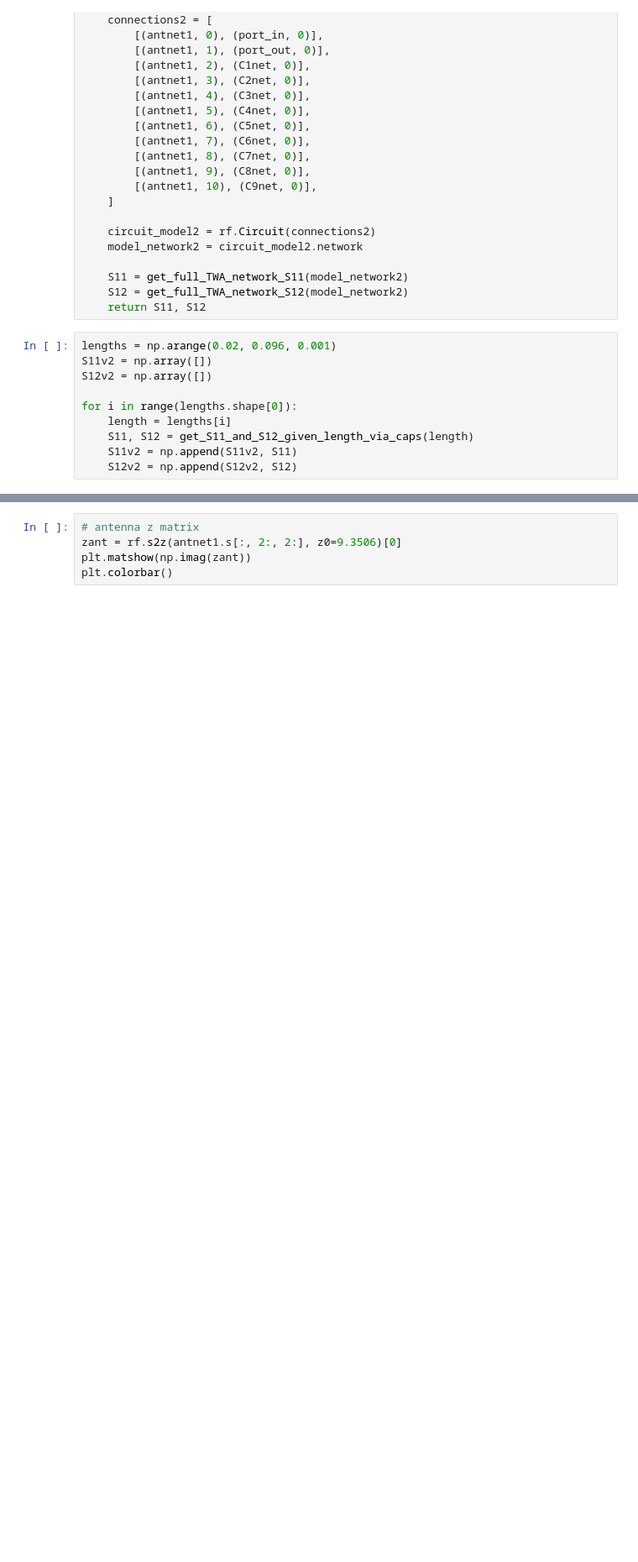
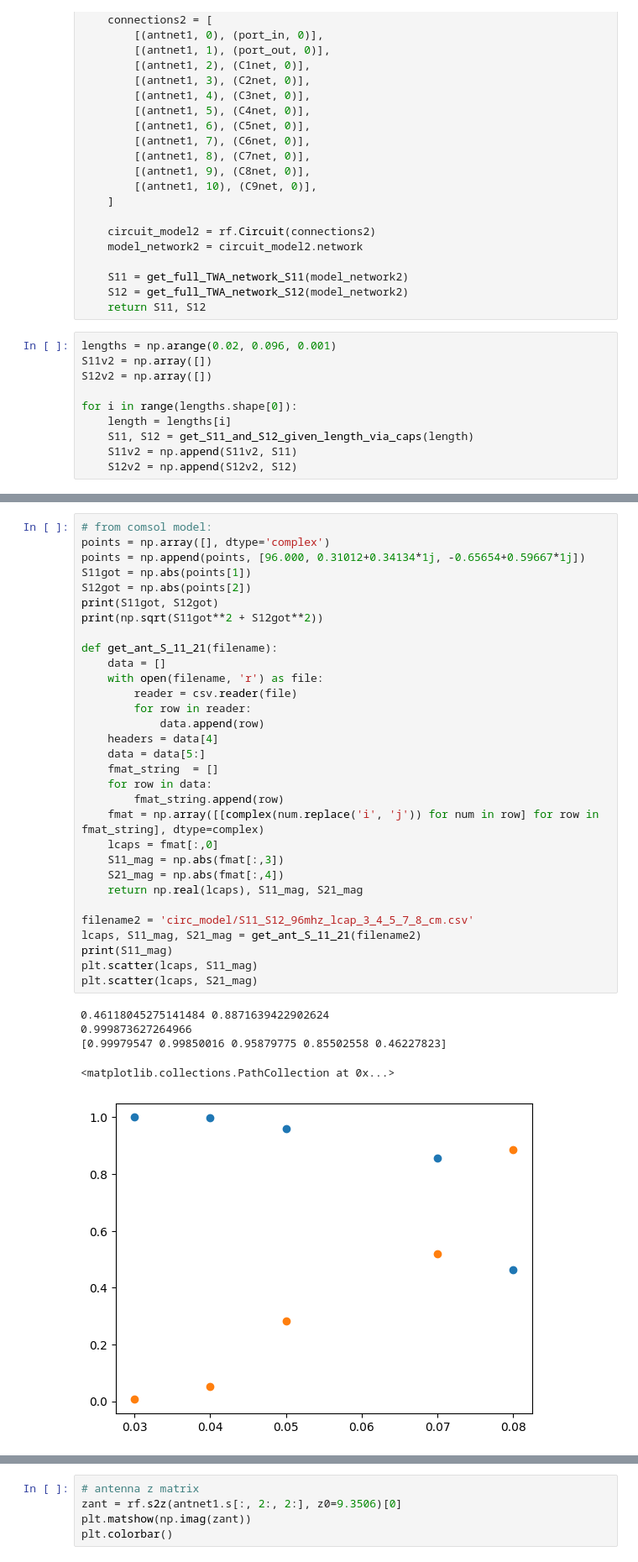
Before and after one commit to vandelij/TWA_circuit, a Jupyter notebook: Ricardo_Ispired.ipynb, the cells around one changed output, grey strips where cells are left out. Shown at 84% size. Saved outputs shown, nothing was run; the diff lists cells and outputs as text; blank space fills up the shorter version.

```diff
--- a/Ricardo_Ispired.ipynb
+++ b/Ricardo_Ispired.ipynb
@@ -639,0 +644,37 @@ plt.legend()
+# %%
+# from comsol model:
+points = np.array([], dtype='complex')
+points = np.append(points, [96.000,	0.31012+0.34134*1j,	-0.65654+0.59667*1j])
+S11got = np.abs(points[1])
+S12got = np.abs(points[2])
+print(S11got, S12got)
+print(np.sqrt(S11got**2 + S12got**2))
+
+def get_ant_S_11_21(filename):
+    data = []
+    with open(filename, 'r') as file:
+        reader = csv.reader(file)
+        for row in reader:
+            data.append(row)
+    headers = data[4]
+    data = data[5:]
+    fmat_string  = []
+    for row in data:
+        fmat_string.append(row)
+    fmat = np.array([[complex(num.replace('i', 'j')) for num in row] for row in fmat_string], dtype=complex)
+    lcaps = fmat[:,0]
+    S11_mag = np.abs(fmat[:,3])
+    S21_mag = np.abs(fmat[:,4])
+    return np.real(lcaps), S11_mag, S21_mag
+
+filename2 = 'circ_model/S11_S12_96mhz_lcap_3_4_5_7_8_cm.csv'
+lcaps, S11_mag, S21_mag = get_ant_S_11_21(filename2)
+print(S11_mag)
+plt.scatter(lcaps, S11_mag)
+plt.scatter(lcaps, S21_mag)
+# %% [output]
+0.46118045275141484 0.8871639422902624
+0.999873627264966
+[0.99979547 0.99850016 0.95879775 0.85502558 0.46227823]
+<matplotlib.collections.PathCollection at 0x...>
+[figure, added]
```
Also changed, not shown: parts of 6 cells of this notebook, 2 other files.
